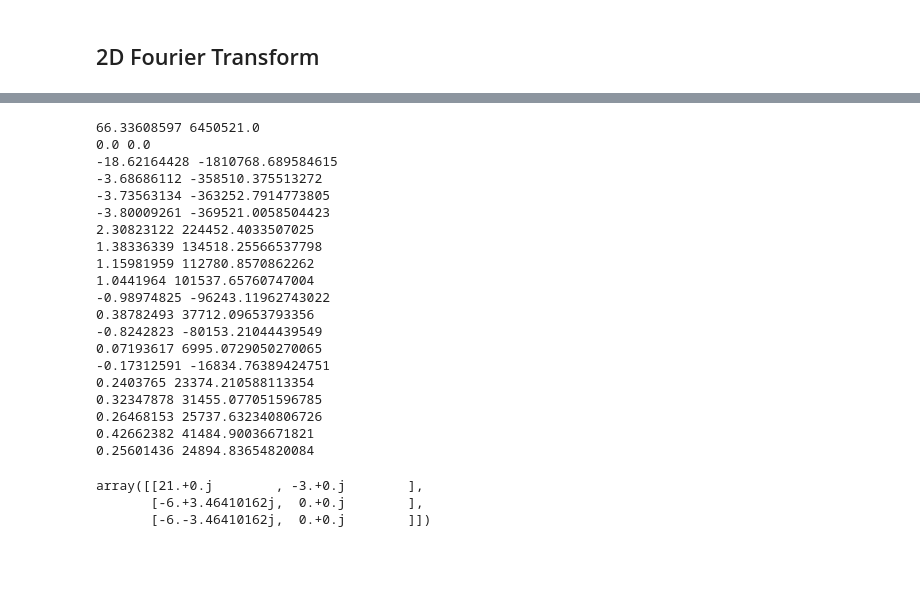
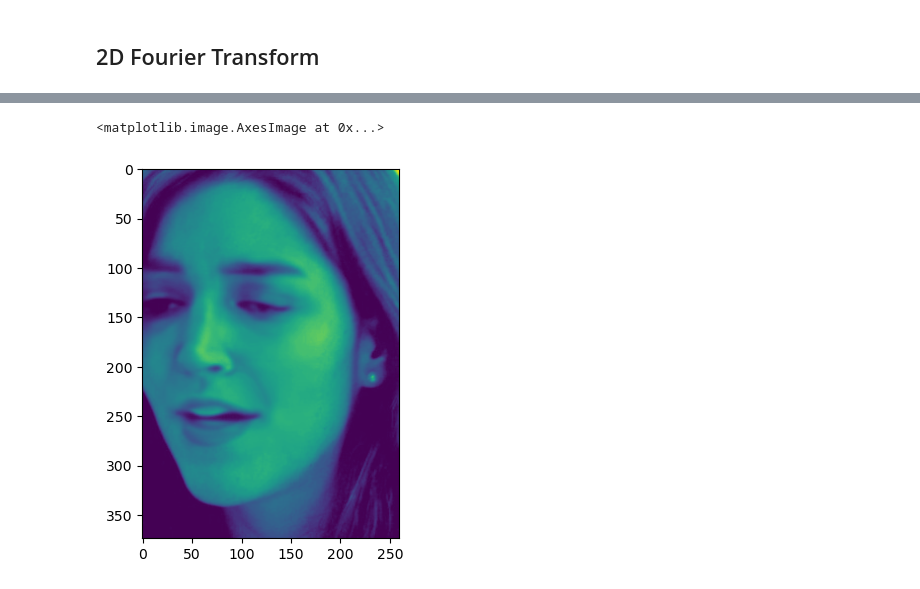
Before and after one commit to yooseungkim/Signals-and-Systems-PA, a Jupyter notebook: 2d_fourier.ipynb, the cells around one changed output, grey strips where cells are left out. Drawn from its saved outputs; the diff is of its cells as text; code cells hidden in the pictures; blank space fills up the shorter version.

```diff
--- a/2d_fourier.ipynb
+++ b/2d_fourier.ipynb
@@ -139,31 +116,0 @@ array([[ 6.45052100e+06     +0.j        ,
-# %%
-for i in range(10):
-    print(a.data[0][i].real, b[0][i].real)
-    print(a.data[0][i].imag, b[0][i].imag)
-# %% [output]
-66.33608597 6450521.0
-0.0 0.0
--18.62164428 -1810768.689584615
--3.68686112 -358510.375513272
--3.73563134 -363252.7914773805
--3.80009261 -369521.0058504423
-2.30823122 224452.4033507025
-1.38336339 134518.25566537798
-1.15981959 112780.8570862262
-1.0441964 101537.65760747004
--0.98974825 -96243.11962743022
-0.38782493 37712.09653793356
--0.8242823 -80153.21044439549
-0.07193617 6995.0729050270065
--0.17312591 -16834.76389424751
-0.2403765 23374.210588113354
-0.32347878 31455.077051596785
-0.26468153 25737.632340806726
-0.42662382 41484.90036671821
-0.25601436 24894.83654820084
-# %%
-np.fft.fft2(B.data)
-# %% [output]
-array([[21.+0.j        , -3.+0.j        ],
-       [-6.+3.46410162j,  0.+0.j        ],
-       [-6.-3.46410162j,  0.+0.j        ]])
@@ -169,0 +121,5 @@ array([[21.+0.j        , -3.+0.j        ],
+# %%
+plt.imshow(images[0])
+# %% [output]
+<matplotlib.image.AxesImage at 0x...>
+[figure, added]
```
Also changed, not shown: parts of 9 cells of this notebook.
